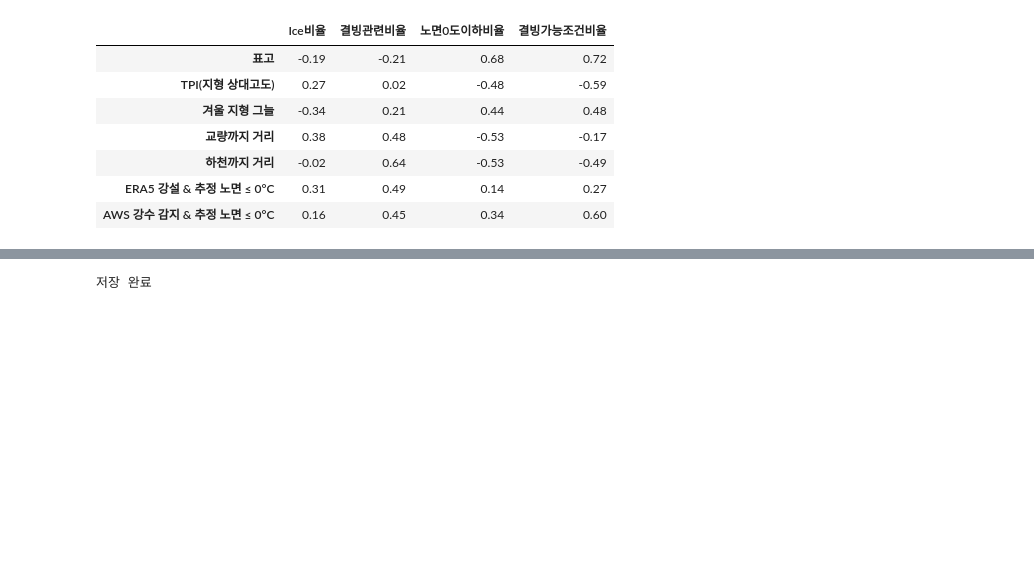
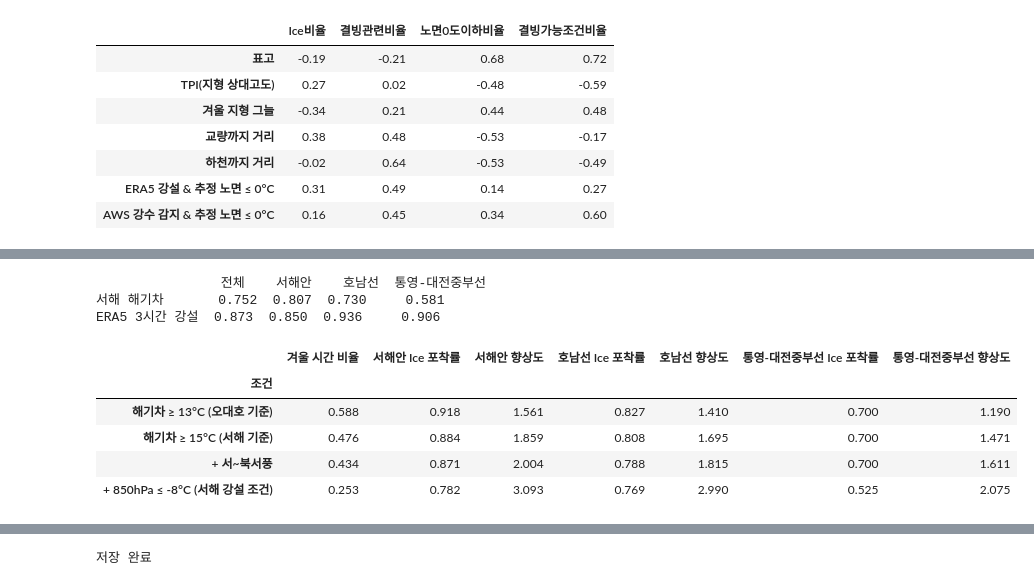
Before and after one commit to haksik-yummy/2026-2_AIcontest, a Jupyter notebook: notebooks/05_risk_map/05-1_icing_factors.ipynb, the cells around one changed output, grey strips where cells are left out. Drawn from its saved outputs; the diff is of its cells as text; code cells hidden in the pictures; blank space fills up the shorter version.

```diff
--- a/notebooks/05_risk_map/05-1_icing_factors.ipynb
+++ b/notebooks/05_risk_map/05-1_icing_factors.ipynb
@@ -384,0 +356,38 @@ stn_stats.round(4)
+# %%
+def single_auc(y, x):
+    """값이 클수록 Ice 쪽이면 1에 가까운 AUC (0.5=무관)."""
+    y, r = np.asarray(y) == 1, pd.Series(np.asarray(x)).rank().to_numpy()
+    n1, n0 = y.sum(), (~y).sum()
+    return (r[y].sum() - n1 * (n1 + 1) / 2) / (n1 * n0)
+
+
+ROUTES = ["서해안", "호남선", "통영-대전중부선"]
+route = tr["stn"].map(stations["route"])
+sea_auc = pd.DataFrame({name: {"전체": single_auc(tr["ice"], tr[col]),
+                               **{r: single_auc(tr.loc[route == r, "ice"], tr.loc[route == r, col]) for r in ROUTES}}
+                        for col, name in {"sea_dT_c_A": "서해 해기차", "era5_sf3h": "ERA5 3시간 강설"}.items()}).T
+dT, west = tr["sea_dT_c_A"], tr["sea_wind850_dir_deg_A"].between(250, 340)
+SEA_RULES = {"해기차 ≥ 13°C (오대호 기준)": dT >= 13, "해기차 ≥ 15°C (서해 기준)": dT >= 15, "+ 서~북서풍": (dT >= 15) & west,
+             "+ 850hPa ≤ -8°C (서해 강설 조건)": (dT >= 15) & west & (tr["sea_t850_c_A"] <= -8)}
+once = ~tr["time"].duplicated()  # 해기차는 시각마다 값이 하나다
+sea_rows = []
+for name, c in SEA_RULES.items():
+    row = {"조건": name, "겨울 시간 비율": c[once].mean()}
+    for r in ROUTES:
+        g = route == r
+        row[f"{r} Ice 포착률"] = c[g & (tr["ice"] == 1)].mean()
+        row[f"{r} 향상도"] = tr.loc[g & c, "ice"].mean() / tr.loc[g, "ice"].mean()
+    sea_rows.append(row)
+sea_cond = pd.DataFrame(sea_rows).set_index("조건")
+print(sea_auc.round(3).to_string())
+sea_cond.round(3)
+# %% [output]
+                전체    서해안    호남선  통영-대전중부선
+서해 해기차       0.752  0.807  0.730     0.581
+ERA5 3시간 강설  0.873  0.850  0.936     0.906
+|  | 겨울 시간 비율 | 서해안 Ice 포착률 | 서해안 향상도 | 호남선 Ice 포착률 | 호남선 향상도 | 통영-대전중부선 Ice 포착률 | 통영-대전중부선 향상도 |
+| 조건 |  |  |  |  |  |  |  |
+| 해기차 ≥ 13°C (오대호 기준) | 0.588 | 0.918 | 1.561 | 0.827 | 1.410 | 0.700 | 1.190 |
+| 해기차 ≥ 15°C (서해 기준) | 0.476 | 0.884 | 1.859 | 0.808 | 1.695 | 0.700 | 1.471 |
+| + 서~북서풍 | 0.434 | 0.871 | 2.004 | 0.788 | 1.815 | 0.700 | 1.611 |
+| + 850hPa ≤ -8°C (서해 강설 조건) | 0.253 | 0.782 | 3.093 | 0.769 | 2.990 | 0.525 | 2.075 |
```
Also changed, not shown: parts of 18 cells of this notebook.
